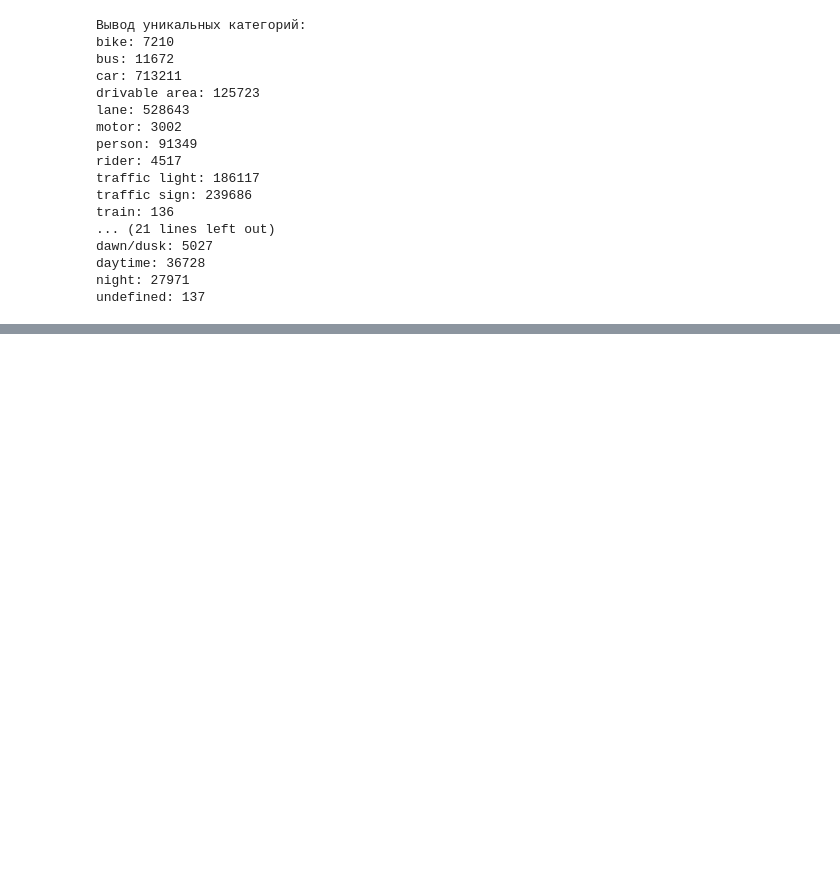
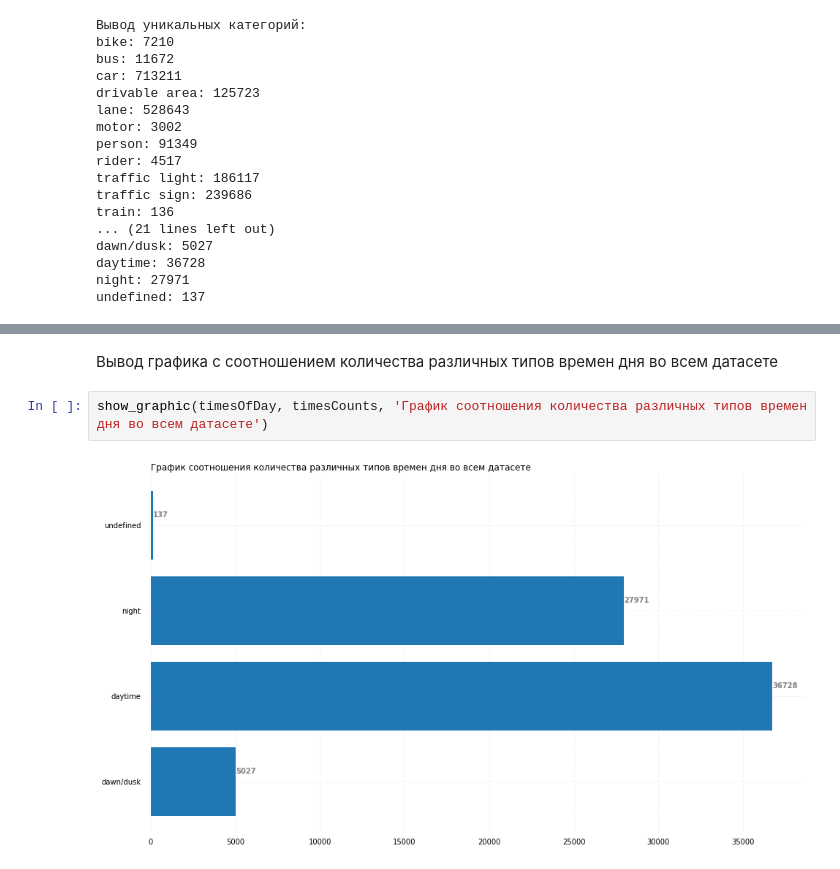
Before and after one commit to ml-hls-annual-project-cv-4/dataset-data-access-level, a Jupyter notebook: src/client_notebook.ipynb, the cells around one changed output, grey strips where cells are left out. Cells and saved outputs as stored; diff of their text form; blank space fills up the shorter version.

```diff
--- a/src/client_notebook.ipynb
+++ b/src/client_notebook.ipynb
@@ -55,0 +110,6 @@ from matplotlib import *
+# %% [markdown]
+Вывод графика с соотношением количества различных типов времен дня во всем датасете
+# %%
+show_graphic(timesOfDay, timesCounts, 'График соотношения количества различных типов времен дня во всем датасете')
+# %% [output]
+[figure, added]
```
Also changed, not shown: parts of 12 cells of this notebook.
